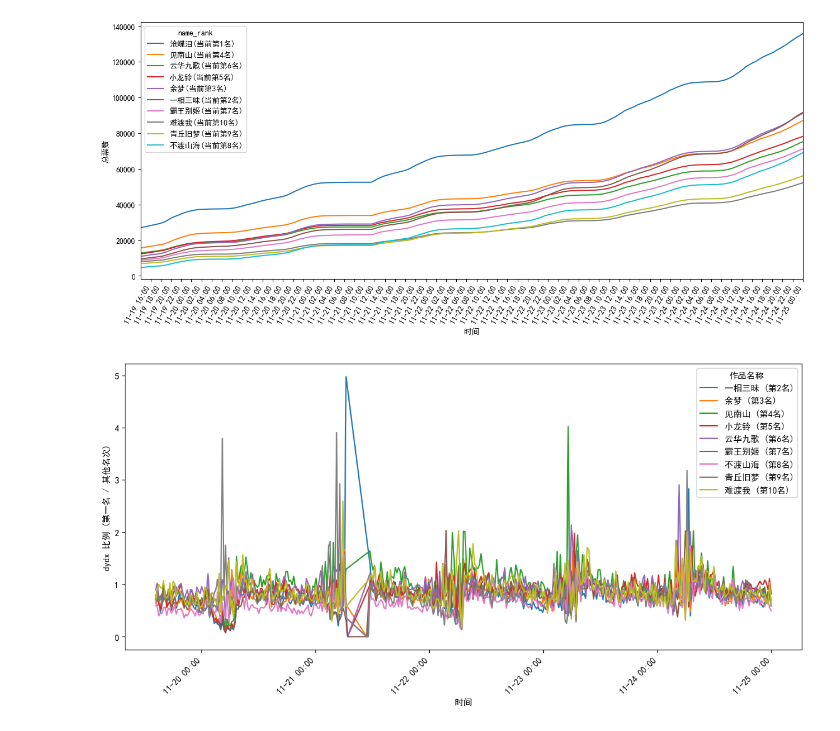
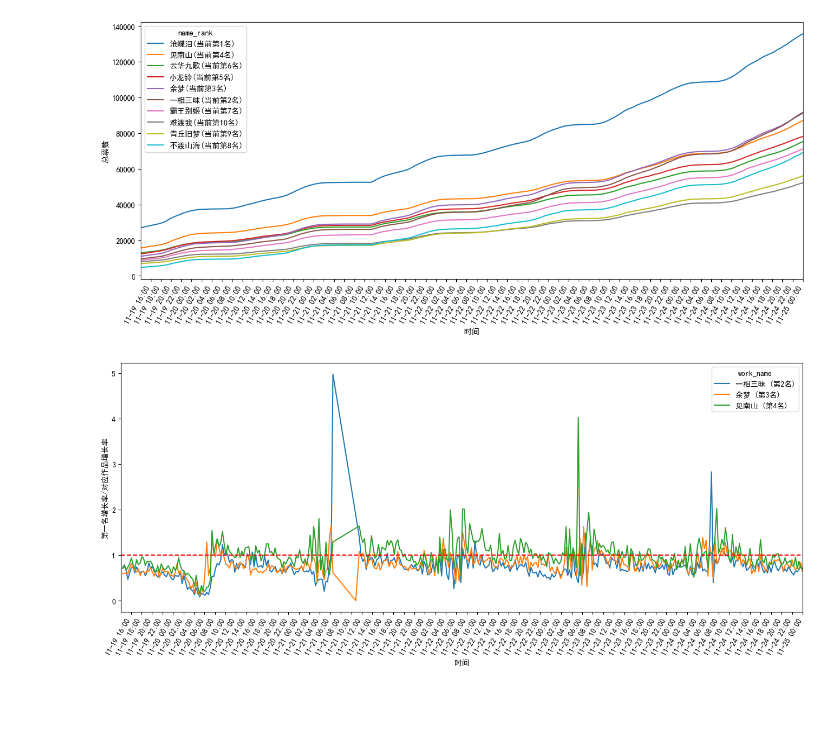
Before and after one commit to 610yilingliu/jx3_2024_vote, a Jupyter notebook: visualize.ipynb, the cells around one changed output. Cells and saved outputs as stored; diff of their text form; code cells hidden in the pictures; blank space fills up the shorter version.

```diff
--- a/visualize.ipynb
+++ b/visualize.ipynb
@@ -89,40 +96,43 @@ plt.show()
 # %% [output]
 [figure]
 # %%
-# 获取第一名的数据
+
 first_place = data[data['work_id'] == ids[0]]
-
-# 初始化一个空的 DataFrame 来存储所有的 dydx_ratio
 all_ratios = pd.DataFrame()
 
-# 对第二名到第十名运用相同的方法
-for i in range(1, 10):
+for i in range(1, 4):
     second_place = data[data['work_id'] == ids[i]]
 
     # 合并两个数据框，按时间点对齐
     merged = pd.merge(first_place[['fetch_time', 'dydx']], second_place[['fetch_time', 'dydx', 'name']], on='fetch_time', suffixes=('_first', f'_{i}'))
 
     # 计算第一名的 dydx 除以第二名对应时间点的 dydx
     merged[f'dydx_ratio_{i}'] = merged['dydx_first'] / merged[f'dydx_{i}']
 
     # 只保留 fetch_time 和 dydx_ratio 列，并添加一个列来标识第二名的 work_name
     merged = merged[['fetch_time', f'dydx_ratio_{i}', 'name']].rename(columns={f'dydx_ratio_{i}': 'dydx_ratio'})
     merged['work_name'] = merged['name'] + f" (第{i+1}名)"
     merged = merged.drop(columns=['name'])
 
     # 将结果添加到 all_ratios DataFrame 中
     all_ratios = pd.concat([all_ratios, merged], ignore_index=True)
 
 # 绘制曲线
 sns.lineplot(data=all_ratios, x='fetch_time', y='dydx_ratio', hue='work_name', palette='tab10')
 
-plt.xticks(rotation=45, ha='right')
+locator = mdates.HourLocator(interval=2)
+plt.gca().xaxis.set_major_locator(locator)
+
+start_time = data_filtered['fetch_time'].min()
+end_time = pd.to_datetime('2024-11-25 00:00:00')
+plt.xlim(start_time, end_time)
+
+plt.xticks(rotation=60, ha='right')
 plt.tight_layout()
-plt.ylabel('dydx 比例 (第一名 / 其他名次)')
+plt.axhline(y=1, color='r', linestyle='--')
+plt.ylabel('第一名增长率/对应作品增长率')
 plt.xlabel('时间')
 plt.gca().xaxis.set_major_formatter(plt.matplotlib.dates.DateFormatter('%m-%d %H:%M'))
-plt.gcf().set_size_inches(12, 6)
-plt.legend(title='作品名称')
-plt.show()
+plt.gcf().set_size_inches(14, 6)
 # %% [output]
-[figure, old version]
+[figure, new version]
```
Also changed, not shown: parts of 5 cells of this notebook.
